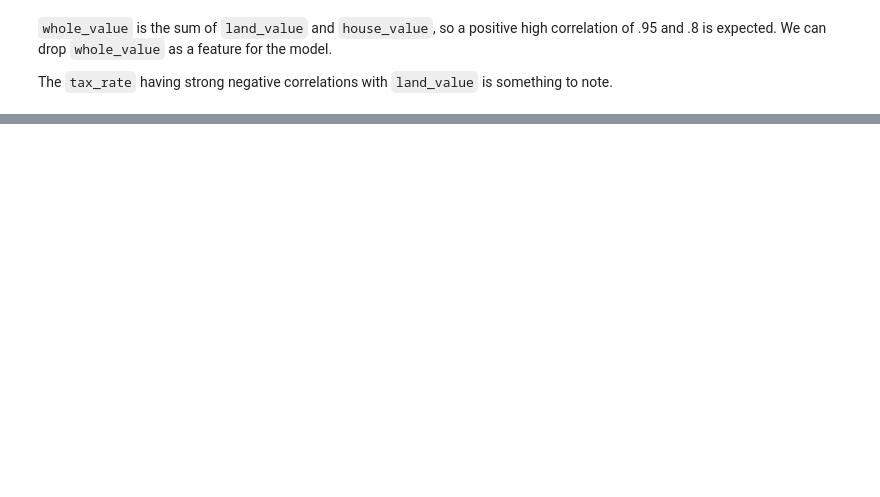
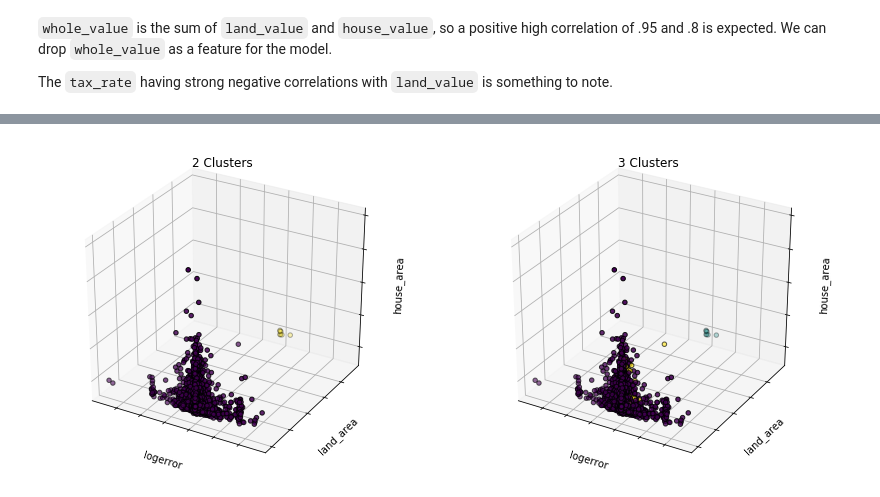
Before and after one commit to RainierCluster/zillow-cluster, a Jupyter notebook: Cris - Rainier-Cluster.ipynb, the cells around one changed output, grey strips where cells are left out. Saved outputs shown, nothing was run; the diff lists cells and outputs as text; code cells hidden in the pictures; blank space fills up the shorter version.

```diff
--- a/Cris - Rainier-Cluster.ipynb
+++ b/Cris - Rainier-Cluster.ipynb
@@ -132,0 +182,21 @@ The `tax_rate` having strong negative correlations with `land_value` is somethin
+# %%
+estimators = [('2 Clusters', KMeans(n_clusters=2)),
+              ('3 Clusters', KMeans(n_clusters=3))]
+
+fig, axs = plt.subplots(1, 2, figsize=(14, 6), subplot_kw={'projection': '3d'})
+
+for ax, (title, kmeans) in zip(axs, estimators):
+    # fit the kmeans object
+    kmeans.fit(train_ex_home[["logerror","land_area","house_area"]])
+
+    labels = kmeans.labels_
+
+    ax.scatter(train_ex_home.logerror,
+               train_ex_home.land_area,
+               train_ex_home.house_area,
+               c=labels.astype(np.float), edgecolor='k')
+    ax.set(xticklabels=[], yticklabels=[], zticklabels=[])
+    ax.set(xlabel='logerror', ylabel='land_area', zlabel='house_area')
+    ax.set(title=title)
+# %% [output]
+[figure, added]
```
Also changed, not shown: parts of 17 cells of this notebook.
